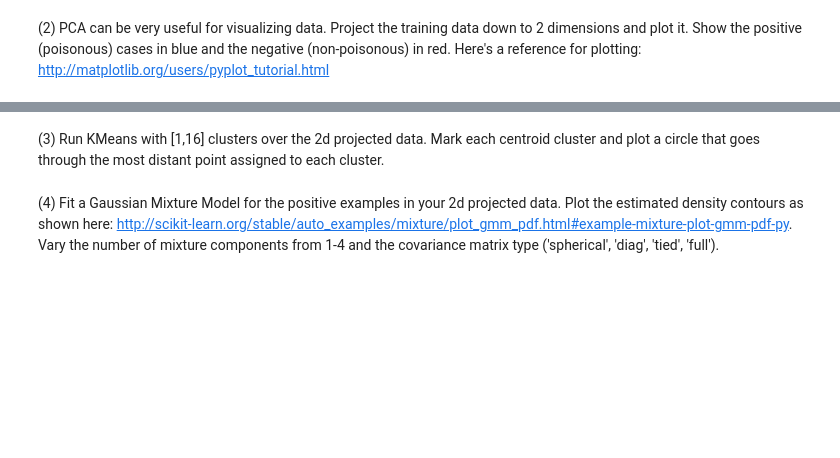
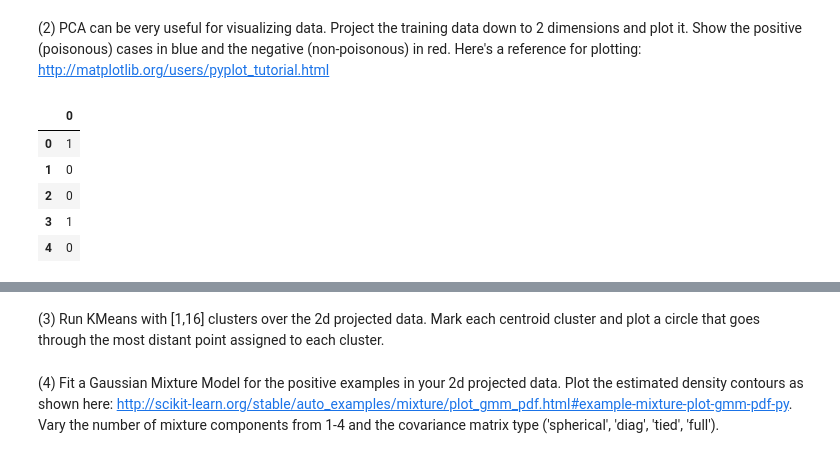
Before and after one commit to nwchen24/Machine_learning_coursework, a Jupyter notebook: NC_Work/Project_3_PCA/Nicholas_Chen_p3_1.0.ipynb, the cells around one changed output, grey strips where cells are left out. Cells and saved outputs as stored; diff of their text form; code cells hidden in the pictures; blank space fills up the shorter version.

```diff
--- a/NC_Work/Project_3_PCA/Nicholas_Chen_p3_1.0.ipynb
+++ b/NC_Work/Project_3_PCA/Nicholas_Chen_p3_1.0.ipynb
@@ -70,2 +113,11 @@ print train_data.shape, test_data.shape
 # %% [markdown]
 (2) PCA can be very useful for visualizing data. Project the training data down to 2 dimensions and plot it. Show the positive (poisonous) cases in blue and the negative (non-poisonous) in red. Here's a reference for plotting: http://matplotlib.org/users/pyplot_tutorial.html
+# %%
+train_labels_df.head()
+# %% [output]
+|  | 0 |
+| 0 | 1 |
+| 1 | 0 |
+| 2 | 0 |
+| 3 | 1 |
+| 4 | 0 |
```
Also changed, not shown: parts of 5 cells of this notebook, 7 other files.
